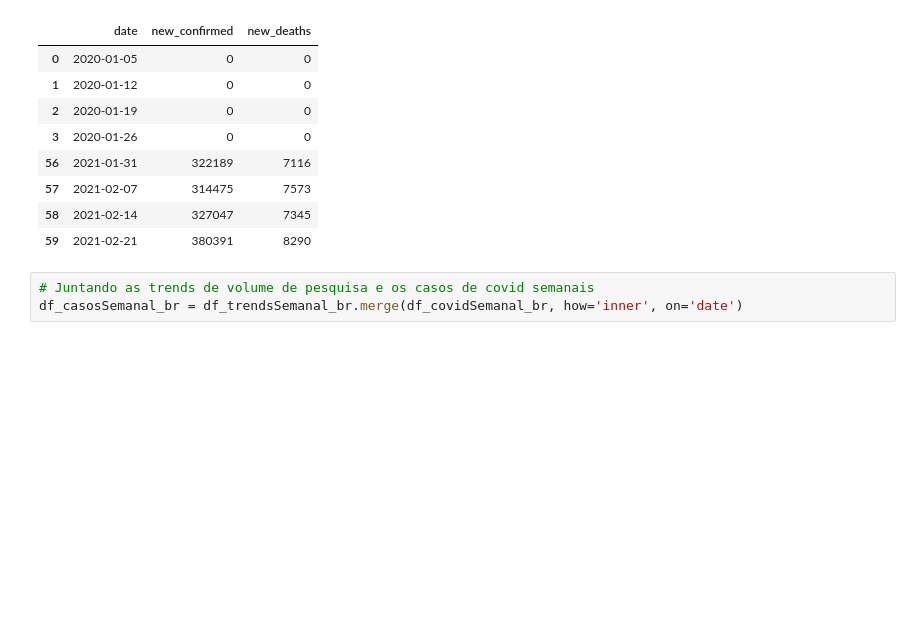
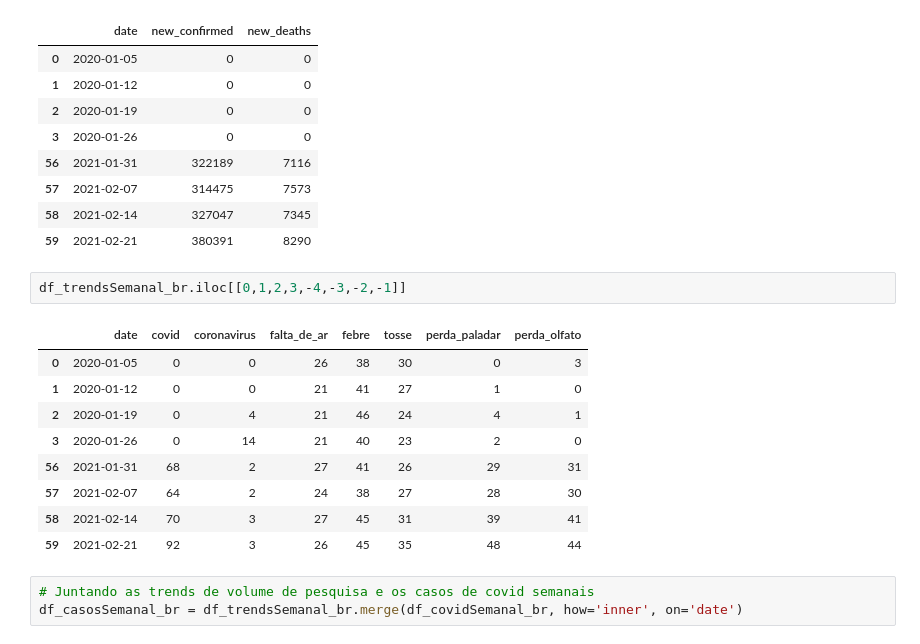
Before and after one commit to Klemersoncastro/google_trends_covid, a Jupyter notebook: 1. Trabalho Google Trends sintomas + casos covid19.ipynb, the cells around one changed output. Saved outputs shown, nothing was run; the diff lists cells and outputs as text; blank space fills up the shorter version.

```diff
--- a/1. Trabalho Google Trends sintomas + casos covid19.ipynb
+++ b/1. Trabalho Google Trends sintomas + casos covid19.ipynb
@@ -312,6 +310,18 @@ df_covidSemanal_br.iloc[[0,1,2,3,-4,-3,-2,-1]]
 | 57 | 2021-02-07 | 314475 | 7573 |
 | 58 | 2021-02-14 | 327047 | 7345 |
 | 59 | 2021-02-21 | 380391 | 8290 |
+# %%
+df_trendsSemanal_br.iloc[[0,1,2,3,-4,-3,-2,-1]]
+# %% [output]
+|  | date | covid | coronavirus | falta_de_ar | febre | tosse | perda_paladar | perda_olfato |
+| 0 | 2020-01-05 | 0 | 0 | 26 | 38 | 30 | 0 | 3 |
+| 1 | 2020-01-12 | 0 | 0 | 21 | 41 | 27 | 1 | 0 |
+| 2 | 2020-01-19 | 0 | 4 | 21 | 46 | 24 | 4 | 1 |
+| 3 | 2020-01-26 | 0 | 14 | 21 | 40 | 23 | 2 | 0 |
+| 56 | 2021-01-31 | 68 | 2 | 27 | 41 | 26 | 29 | 31 |
+| 57 | 2021-02-07 | 64 | 2 | 24 | 38 | 27 | 28 | 30 |
+| 58 | 2021-02-14 | 70 | 3 | 27 | 45 | 31 | 39 | 41 |
+| 59 | 2021-02-21 | 92 | 3 | 26 | 45 | 35 | 48 | 44 |
 # %%
 # Juntando as trends de volume de pesquisa e os casos de covid semanais
 df_casosSemanal_br = df_trendsSemanal_br.merge(df_covidSemanal_br, how='inner', on='date')
```
Also changed, not shown: parts of 4 cells of this notebook.
